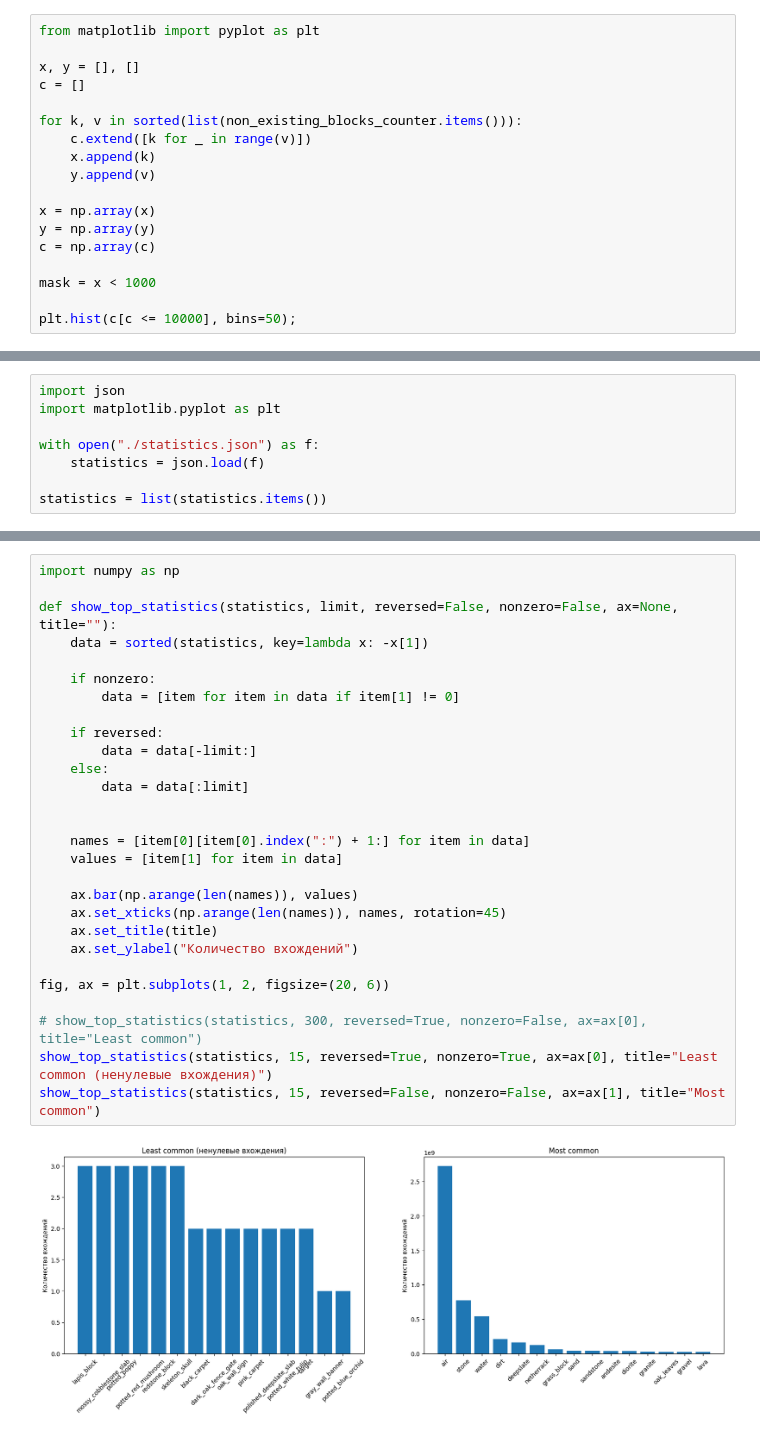
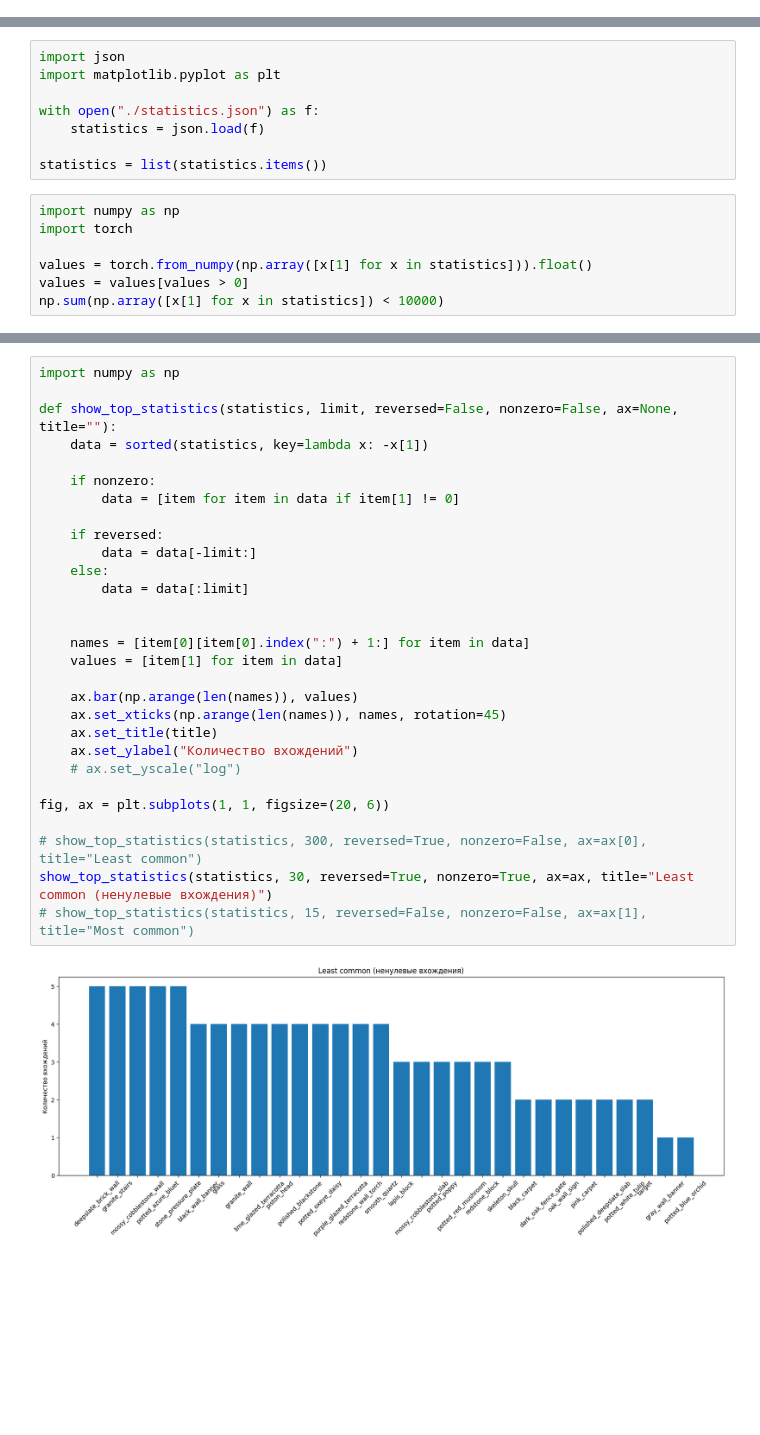
Before and after one commit to oleja1shpep/DiffusionCraft, a Jupyter notebook: src/notebooks/stats.ipynb, the cells around one changed output, grey strips where cells are left out. Saved outputs shown, nothing was run; the diff lists cells and outputs as text; blank space fills up the shorter version.

```diff
--- a/src/notebooks/stats.ipynb
+++ b/src/notebooks/stats.ipynb
@@ -430,21 +329,3 @@ Shapes in 64^3: 2167 / 3368
 2167 - 523
 # %% [output]
 1644
-# %%
-from matplotlib import pyplot as plt
-
-x, y = [], []
-c = []
-
-for k, v in sorted(list(non_existing_blocks_counter.items())):
-    c.extend([k for _ in range(v)])
-    x.append(k)
-    y.append(v)
-
-x = np.array(x)
-y = np.array(y)
-c = np.array(c)
-
-mask = x < 1000
-
-plt.hist(c[c <= 10000], bins=50);
@@ -536,3 +417,10 @@ with open("./statistics.json") as f:
     statistics = json.load(f)
 
 statistics = list(statistics.items())
+# %%
+import numpy as np
+import torch
+
+values = torch.from_numpy(np.array([x[1] for x in statistics])).float()
+values = values[values > 0]
+np.sum(np.array([x[1] for x in statistics]) < 10000)
@@ -539,30 +433,31 @@ statistics = list(statistics.items())
 # %%
 import numpy as np
 
 def show_top_statistics(statistics, limit, reversed=False, nonzero=False, ax=None, title=""):
     data = sorted(statistics, key=lambda x: -x[1])
 
     if nonzero:
         data = [item for item in data if item[1] != 0]
 
     if reversed:
         data = data[-limit:]
     else:
         data = data[:limit]
 
 
     names = [item[0][item[0].index(":") + 1:] for item in data]
     values = [item[1] for item in data]
 
     ax.bar(np.arange(len(names)), values)
     ax.set_xticks(np.arange(len(names)), names, rotation=45)
     ax.set_title(title)
     ax.set_ylabel("Количество вхождений")
+    # ax.set_yscale("log")
 
-fig, ax = plt.subplots(1, 2, figsize=(20, 6))
+fig, ax = plt.subplots(1, 1, figsize=(20, 6))
 
 # show_top_statistics(statistics, 300, reversed=True, nonzero=False, ax=ax[0], title="Least common")
-show_top_statistics(statistics, 15, reversed=True, nonzero=True, ax=ax[0], title="Least common (ненулевые вхождения)")
-show_top_statistics(statistics, 15, reversed=False, nonzero=False, ax=ax[1], title="Most common")
+show_top_statistics(statistics, 30, reversed=True, nonzero=True, ax=ax, title="Least common (ненулевые вхождения)")
+# show_top_statistics(statistics, 15, reversed=False, nonzero=False, ax=ax[1], title="Most common")
 # %% [output]
-[figure, old version]
+[figure, new version]
```
Also changed, not shown: parts of 28 cells of this notebook, 3 other files.
